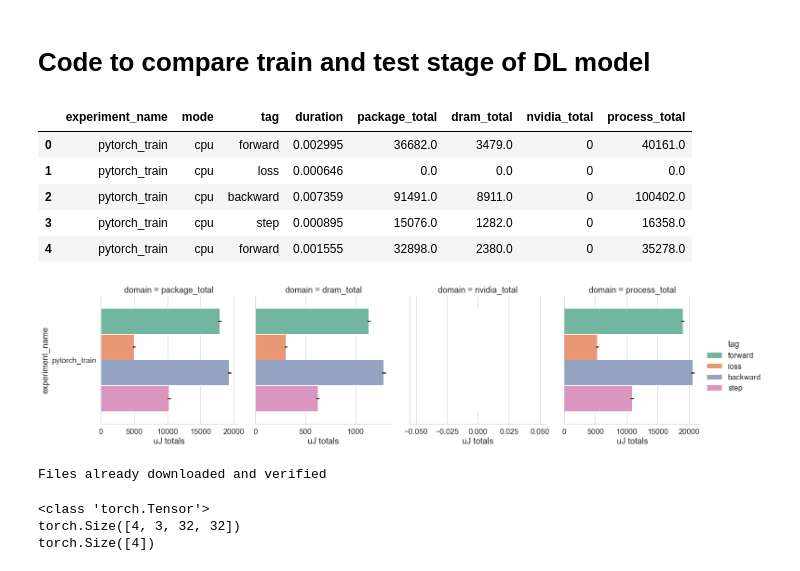
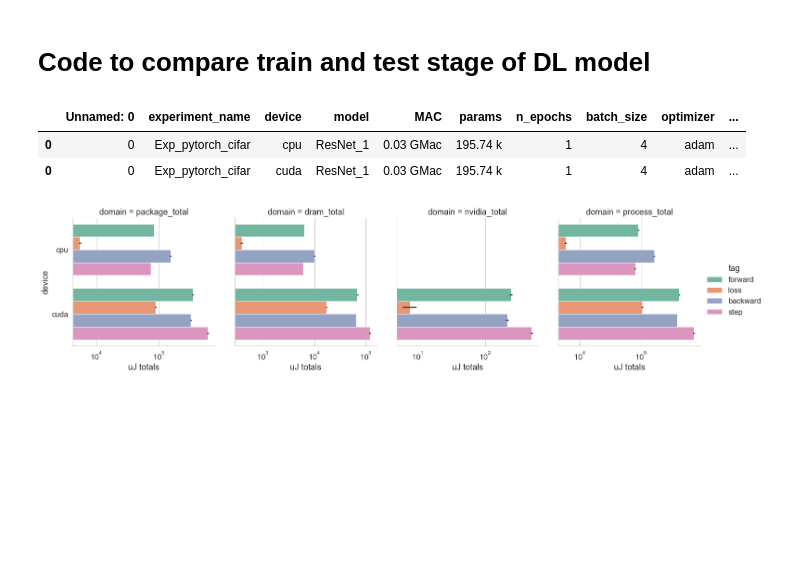
Before and after one commit to neurodatascience/watts_up_compute, a Jupyter notebook: notebooks/6_compare_DL_stages.ipynb, the cells around one changed output. Cells and saved outputs as stored; diff of their text form; code cells hidden in the pictures; blank space fills up the shorter version.

Commit message:
CC cifar cuda test complete

```diff
--- a/notebooks/6_compare_DL_stages.ipynb
+++ b/notebooks/6_compare_DL_stages.ipynb
@@ -10,4 +14,4 @@ import seaborn as sns
 # %%
 project_dir = '../'
 ml_dir = '{}ml/'.format(project_dir)
-results_dir = ml_dir
+results_dir = '{}results/'.format(project_dir)
@@ -37,38 +18,44 @@ def read_joules(f,mode):
 # %%
-experiment_names = ['pytorch_train']
-proc_modes = ['cpu']
+experiment_names = ['Exp_pytorch_cifar']
+devices = ['cpu','cuda']
 
-jcols = ['experiment_name','mode','tag','duration','package_total','dram_total','nvidia_total','process_total']
-flops_df_concat = pd.DataFrame()
+jcols = ['experiment_name','device','tag','duration','package_total','dram_total','nvidia_total','process_total']
+exp_config_df_concat = pd.DataFrame()
+epoch_df_concat = pd.DataFrame()
 joules_df_concat = pd.DataFrame()
 for exp_name in experiment_names:
-    for proc_mode in proc_modes:
-        # flops_csv = '{}{}_flops_{}.csv'.format(results_dir,exp_name,proc_mode)
-        joules_csv = '{}{}_joules_{}.csv'.format(results_dir,exp_name,proc_mode)
-        # flops_df = read_flops(flops_csv,proc_mode)
-        # flops_df['experiment_name'] = exp_name
-        joules_df = read_joules(joules_csv,proc_mode)
+    for device in devices:
+        exp_config_csv = '{}{}/{}/experiment_config.csv'.format(results_dir,exp_name,device)
+        epoch_csv = '{}{}/{}/epoch.csv'.format(results_dir,exp_name,device)
+        joules_csv = '{}{}/{}/joules.csv'.format(results_dir,exp_name,device)
+
+        exp_config_df = pd.read_csv(exp_config_csv)
+        exp_config_df_concat = exp_config_df_concat.append(exp_config_df)
+
+        epoch_df = pd.read_csv(epoch_csv)
+        epoch_df['experiment_name'] = exp_name
+        epoch_df['device'] = device
+        epoch_df_concat = epoch_df_concat.append(epoch_df)
+
+
+        joules_df = read_joules(joules_csv,device)
         joules_df['experiment_name'] = exp_name
-        # flops_df_concat = flops_df_concat.append(flops_df)
         joules_df_concat = joules_df_concat.append(joules_df[jcols])
 
 
-joules_df_concat.head()
+exp_config_df_concat.head()
 # %% [output]
-|  | experiment_name | mode | tag | duration | package_total | dram_total | nvidia_total | process_total |
-| 0 | pytorch_train | cpu | forward | 0.002995 | 36682.0 | 3479.0 | 0 | 40161.0 |
-| 1 | pytorch_train | cpu | loss | 0.000646 | 0.0 | 0.0 | 0 | 0.0 |
-| 2 | pytorch_train | cpu | backward | 0.007359 | 91491.0 | 8911.0 | 0 | 100402.0 |
-| 3 | pytorch_train | cpu | step | 0.000895 | 15076.0 | 1282.0 | 0 | 16358.0 |
-| 4 | pytorch_train | cpu | forward | 0.001555 | 32898.0 | 2380.0 | 0 | 35278.0 |
+|  | Unnamed: 0 | experiment_name | device | model | MAC | params | n_epochs | batch_size | optimizer | ... |
+| 0 | 0 | Exp_pytorch_cifar | cpu | ResNet_1 | 0.03 GMac | 195.74 k | 1 | 4 | adam | ... |
+| 0 | 0 | Exp_pytorch_cifar | cuda | ResNet_1 | 0.03 GMac | 195.74 k | 1 | 4 | adam | ... |
 # %%
 plot_df = joules_df_concat.copy()
-plot_df = pd.melt(plot_df, id_vars=['experiment_name','mode','tag','duration'], value_vars=['package_total','dram_total','nvidia_total','process_total'],
+plot_df = pd.melt(plot_df, id_vars=['experiment_name','device','tag','duration'], value_vars=['package_total','dram_total','nvidia_total','process_total'],
  var_name='domain', value_name='uJ totals')
+
 sns.set(font_scale = 1.5)
-
 with sns.axes_style("whitegrid"):
-    g = sns.catplot(y='experiment_name',x='uJ totals', hue='tag', col='domain', kind='bar', data=plot_df, palette='Set2',aspect=1, sharex=False)
-    # g.set(xscale="log")
+    g = sns.catplot(y='device',x='uJ totals', hue='tag', col='domain', kind='bar', data=plot_df, palette='Set2',aspect=1, sharex=False)
+    g.set(xscale="log")
 # %% [output]
-[figure, old version]
+[figure, new version]
@@ -83,25 +61,0 @@ from ml.model import Net
-# %%
-# input
-data_path = '{}ml/data'.format(project_dir)
-
-transform = transforms.Compose(
-    [transforms.ToTensor(),
-     transforms.Normalize((0.5, 0.5, 0.5), (0.5, 0.5, 0.5))])
-
-testset = torchvision.datasets.CIFAR10(root=data_path, train=False,
-                                       download=True, transform=transform)
-testloader = torch.utils.data.DataLoader(testset, batch_size=4,
-                                         shuffle=False, num_workers=2)
-# %% [output]
-Files already downloaded and verified
-# %%
-dataiter = iter(testloader)
-images, labels = dataiter.next()
-print(type(images))
-print(images.shape)
-print(labels.shape)
-_,n_channels,input_size,_ = images.shape
-# %% [output]
-<class 'torch.Tensor'>
-torch.Size([4, 3, 32, 32])
-torch.Size([4])
```
Also changed, not shown: parts of 4 cells of this notebook, 5 other files.
